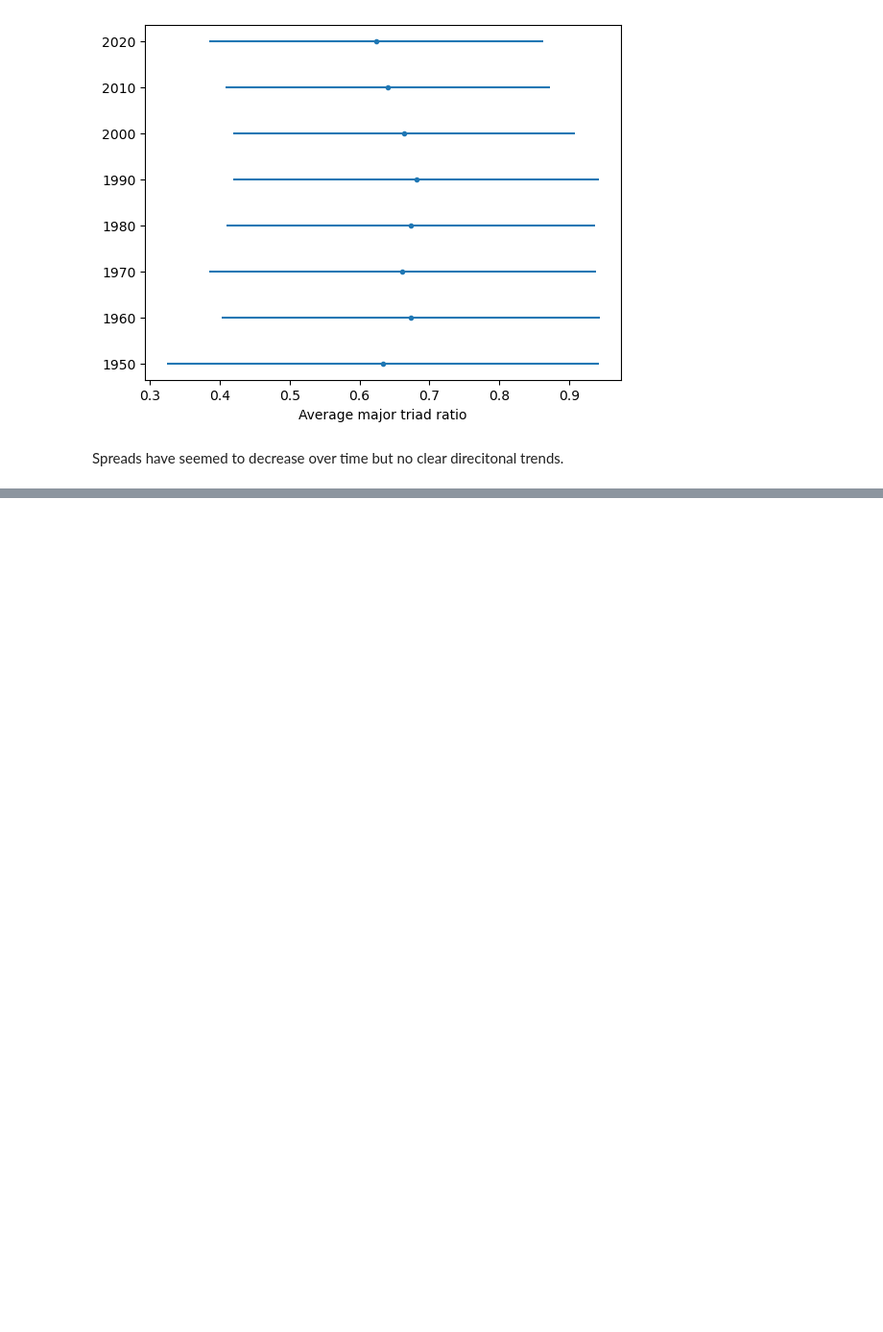
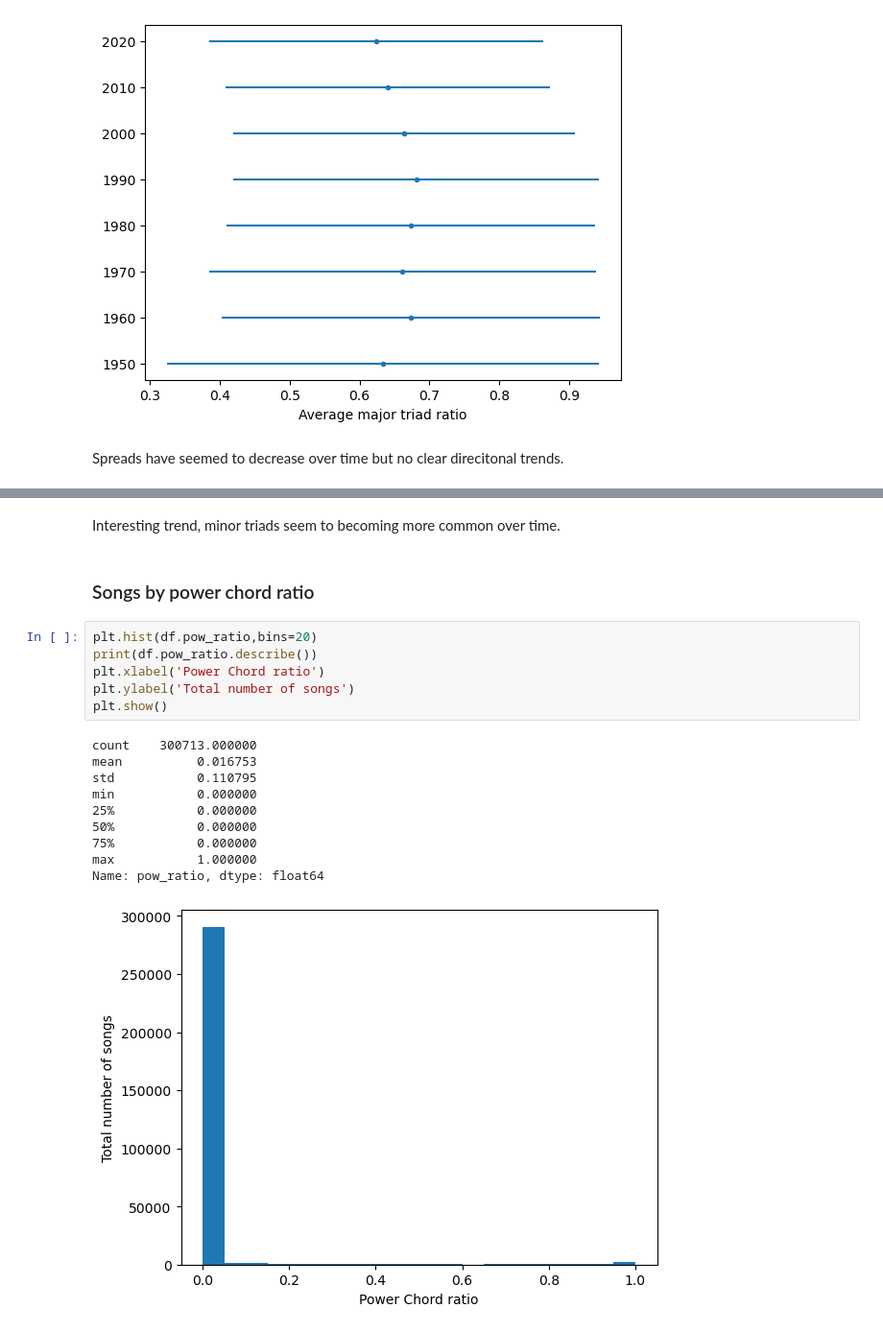
Before and after one commit to Erdos-Projects/fall-2025-harmonic-features-for-song-recommendations, a Jupyter notebook: chord_matrix_conversion/eda.ipynb, the cells around one changed output, grey strips where cells are left out. Shown at 96% size. Drawn from its saved outputs; the diff is of its cells as text; blank space fills up the shorter version.

```diff
--- a/chord_matrix_conversion/eda.ipynb
+++ b/chord_matrix_conversion/eda.ipynb
@@ -579,0 +669,21 @@ Spreads have seemed to decrease over time but no clear direcitonal trends.
+# %% [markdown]
+Interesting trend, minor triads seem to becoming more common over time.
+# %% [markdown]
+### Songs by power chord ratio ###
+# %%
+plt.hist(df.pow_ratio,bins=20)
+print(df.pow_ratio.describe())
+plt.xlabel('Power Chord ratio')
+plt.ylabel('Total number of songs')
+plt.show()
+# %% [output]
+count    300713.000000
+mean          0.016753
+std           0.110795
+min           0.000000
+25%           0.000000
+50%           0.000000
+75%           0.000000
+max           1.000000
+Name: pow_ratio, dtype: float64
+[figure, added]
```
Also changed, not shown: parts of 61 cells of this notebook, 1 other file.
